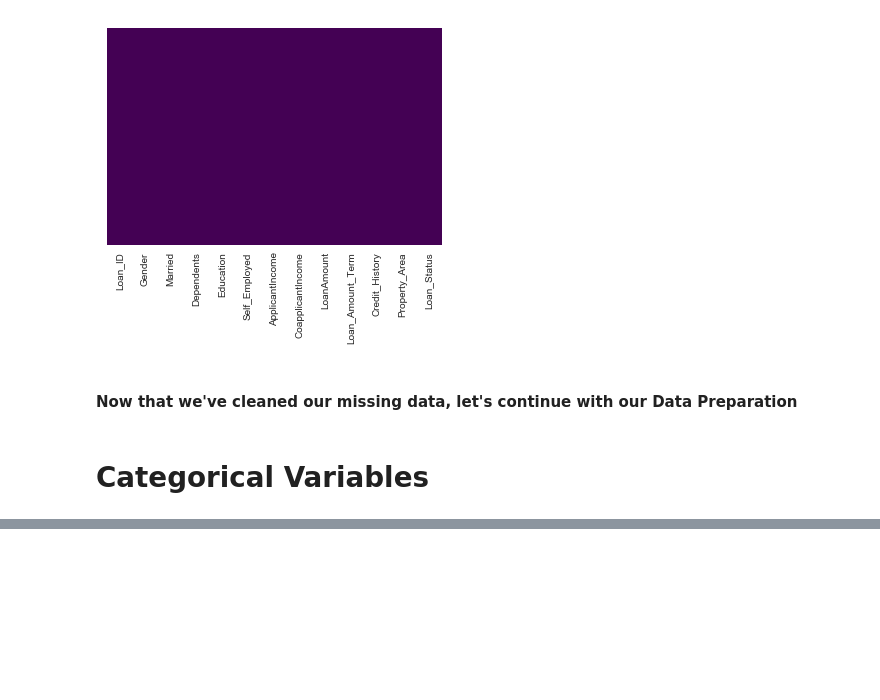
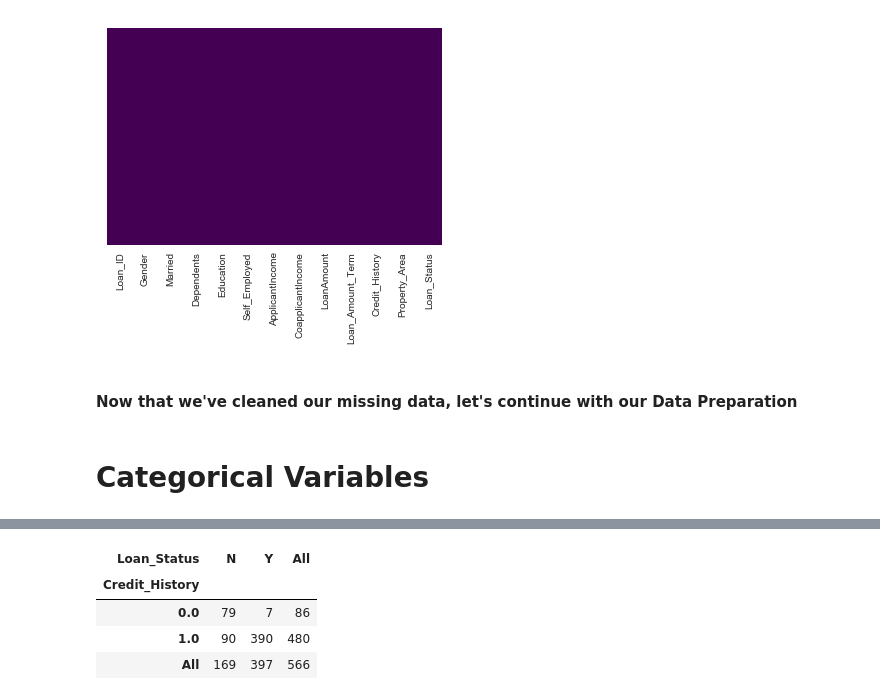
Before and after one commit to AmineHosni/Loan-Prediction-III, a Jupyter notebook: Untitled1.ipynb, the cells around one changed output, grey strips where cells are left out. Cells and saved outputs as stored; diff of their text form; code cells hidden in the pictures; blank space fills up the shorter version.

```diff
--- a/Untitled1.ipynb
+++ b/Untitled1.ipynb
@@ -452,0 +452,8 @@ Name: Self_Employed, Length: 566, dtype: object
+# %%
+pd.crosstab(train["Credit_History"],train["Loan_Status"],margins=True)
+# %% [output]
+| Loan_Status | N | Y | All |
+| Credit_History |  |  |  |
+| 0.0 | 79 | 7 | 86 |
+| 1.0 | 90 | 390 | 480 |
+| All | 169 | 397 | 566 |
```
Also changed, not shown: parts of 26 cells of this notebook.
